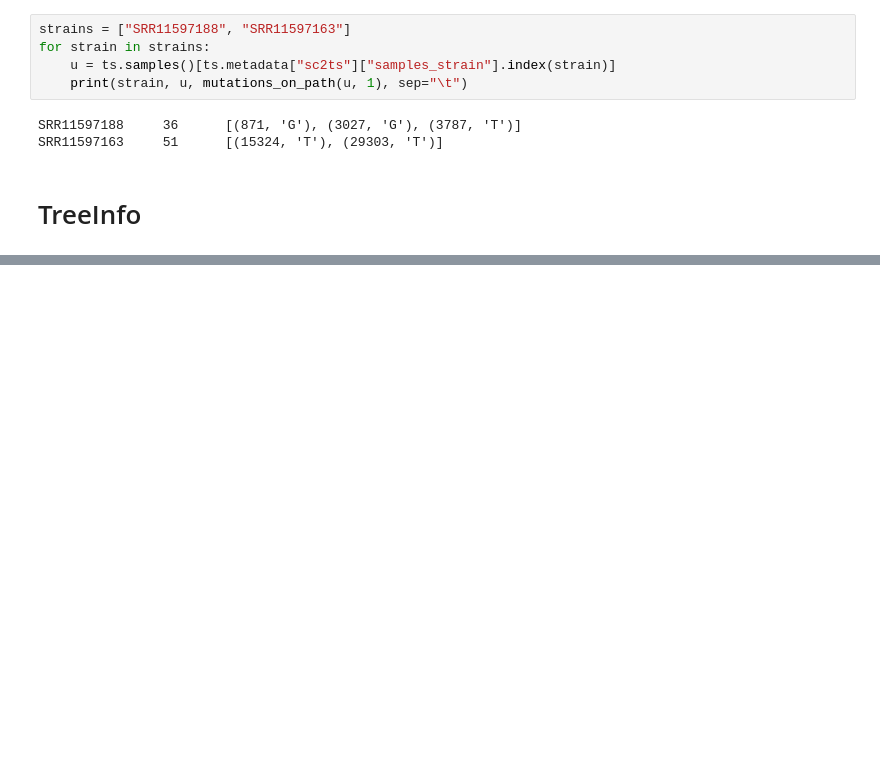
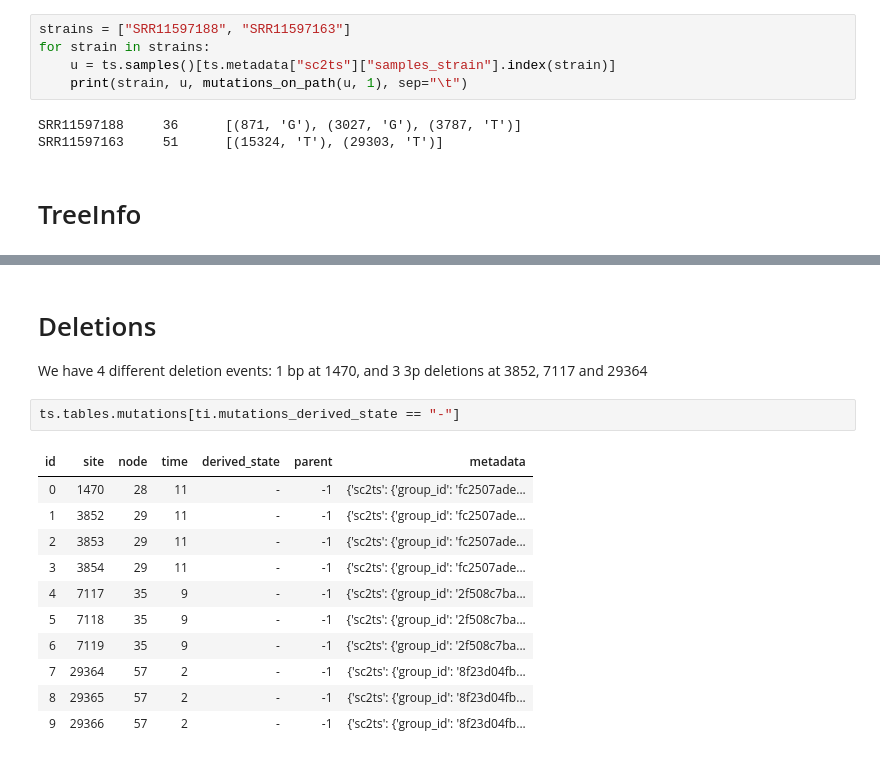
Before and after one commit to jeromekelleher/sc2ts, a Jupyter notebook: notebooks/test_ts.ipynb, the cells around one changed output, grey strips where cells are left out. Drawn from its saved outputs; the diff is of its cells as text; blank space fills up the shorter version.

Commit message:
Update test to account for new multi-base deletions

```diff
--- a/notebooks/test_ts.ipynb
+++ b/notebooks/test_ts.ipynb
@@ -160,0 +159,18 @@ ti.plot_masked_samples_per_site()
+# %% [markdown]
+# Deletions
+
+We have 4 different deletion events: 1 bp at 1470, and 3 3p deletions at 3852, 7117 and 29364
+# %%
+ts.tables.mutations[ti.mutations_derived_state == "-"]
+# %% [output]
+| id | site | node | time | derived_state | parent | metadata |
+| 0 | 1470 | 28 | 11 | - | -1 | {'sc2ts': {'group_id': 'fc2507ade... |
+| 1 | 3852 | 29 | 11 | - | -1 | {'sc2ts': {'group_id': 'fc2507ade... |
+| 2 | 3853 | 29 | 11 | - | -1 | {'sc2ts': {'group_id': 'fc2507ade... |
+| 3 | 3854 | 29 | 11 | - | -1 | {'sc2ts': {'group_id': 'fc2507ade... |
+| 4 | 7117 | 35 | 9 | - | -1 | {'sc2ts': {'group_id': '2f508c7ba... |
+| 5 | 7118 | 35 | 9 | - | -1 | {'sc2ts': {'group_id': '2f508c7ba... |
+| 6 | 7119 | 35 | 9 | - | -1 | {'sc2ts': {'group_id': '2f508c7ba... |
+| 7 | 29364 | 57 | 2 | - | -1 | {'sc2ts': {'group_id': '8f23d04fb... |
+| 8 | 29365 | 57 | 2 | - | -1 | {'sc2ts': {'group_id': '8f23d04fb... |
+| 9 | 29366 | 57 | 2 | - | -1 | {'sc2ts': {'group_id': '8f23d04fb... |
```
Also changed, not shown: parts of 5 cells of this notebook, 1 other file.
